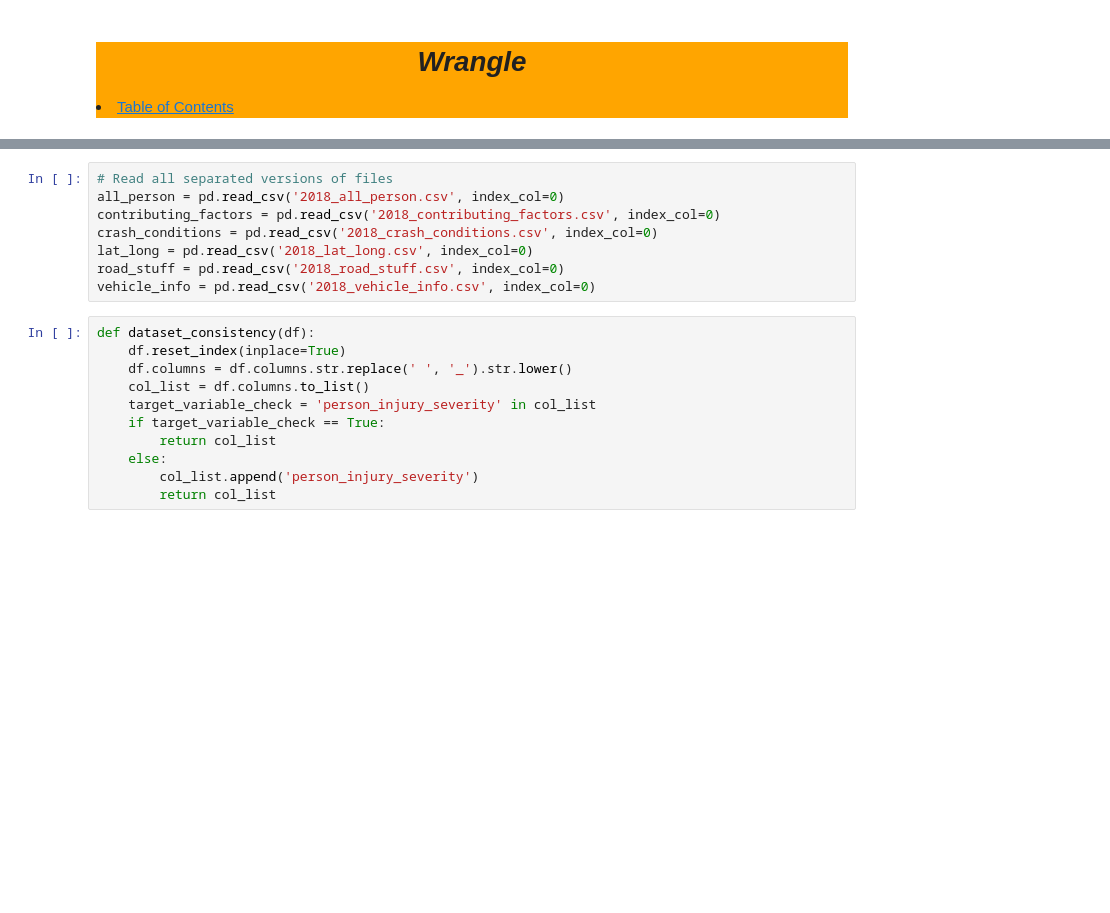
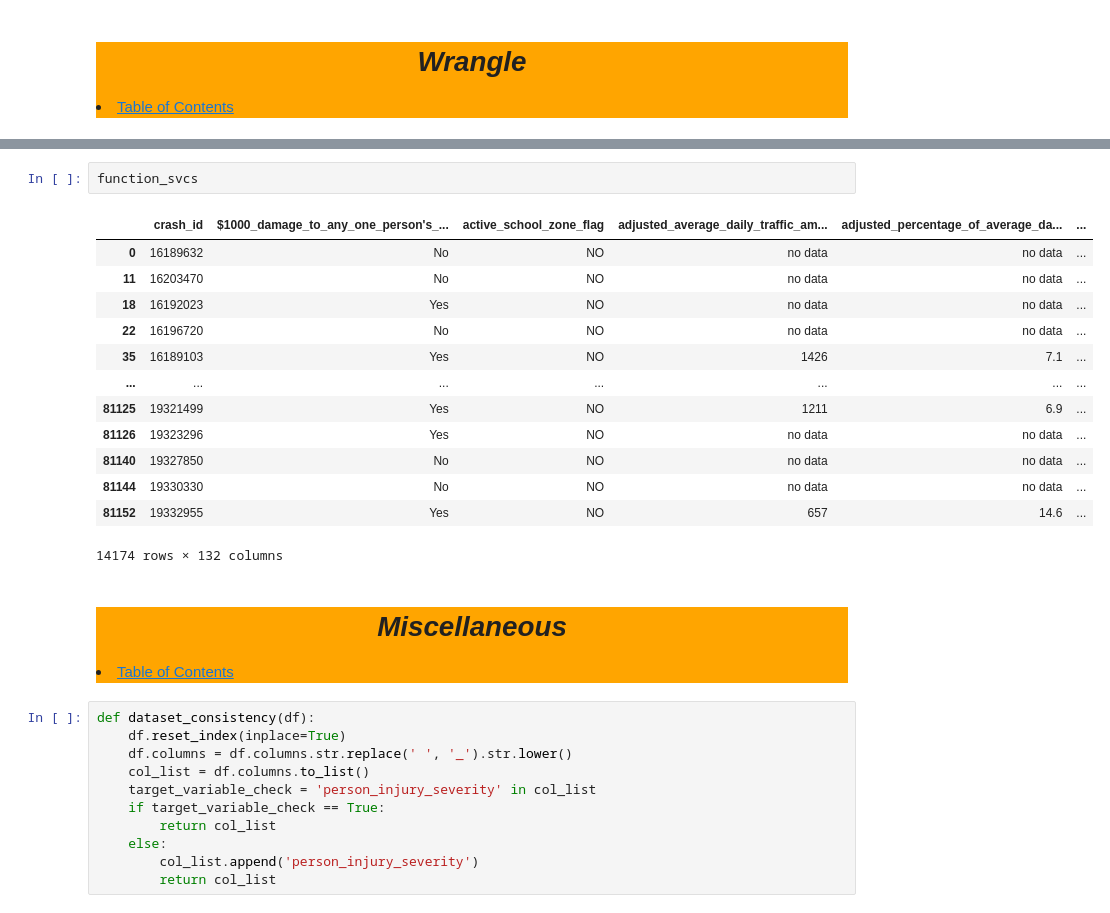
Before and after one commit to tex-wrex/tex-wrex, a Jupyter notebook: Jared/wrangle.ipynb, the cells around one changed output, grey strips where cells are left out. Cells and saved outputs as stored; diff of their text form; blank space fills up the shorter version.

```diff
--- a/Jared/wrangle.ipynb
+++ b/Jared/wrangle.ipynb
@@ -326,11 +454,29 @@ Manual Preparation: (14548, 234)
-# %%
-# Read all separated versions of files
-all_person = pd.read_csv('2018_all_person.csv', index_col=0)
-contributing_factors = pd.read_csv('2018_contributing_factors.csv', index_col=0)
-crash_conditions = pd.read_csv('2018_crash_conditions.csv', index_col=0)
-lat_long = pd.read_csv('2018_lat_long.csv', index_col=0)
-road_stuff = pd.read_csv('2018_road_stuff.csv', index_col=0)
-vehicle_info = pd.read_csv('2018_vehicle_info.csv', index_col=0)
+# %%
+function_svcs
+# %% [output]
+|  | crash_id | $1000_damage_to_any_one_person's_... | active_school_zone_flag | adjusted_average_daily_traffic_am... | adjusted_percentage_of_average_da... | ... |
+| 0 | 16189632 | No | NO | no data | no data | ... |
+| 11 | 16203470 | No | NO | no data | no data | ... |
+| 18 | 16192023 | Yes | NO | no data | no data | ... |
+| 22 | 16196720 | No | NO | no data | no data | ... |
+| 35 | 16189103 | Yes | NO | 1426 | 7.1 | ... |
+| ... | ... | ... | ... | ... | ... | ... |
+| 81125 | 19321499 | Yes | NO | 1211 | 6.9 | ... |
+| 81126 | 19323296 | Yes | NO | no data | no data | ... |
+| 81140 | 19327850 | No | NO | no data | no data | ... |
+| 81144 | 19330330 | No | NO | no data | no data | ... |
+| 81152 | 19332955 | Yes | NO | 657 | 14.6 | ... |
+14174 rows × 132 columns
+# %% [markdown]
+<div style='background-color:orange'>
+<a id="misc"></a>
+    <h1 style='text-align:center ; top-padding:5px'>
+        <b><i>
+            Miscellaneous
+        </i></b></h1>
+    <li><a href='#TableOfContents'>Table of Contents</a>
+    </li>
+</div>
 # %%
 def dataset_consistency(df):
     df.reset_index(inplace=True)
```
Also changed, not shown: parts of 45 cells of this notebook.
